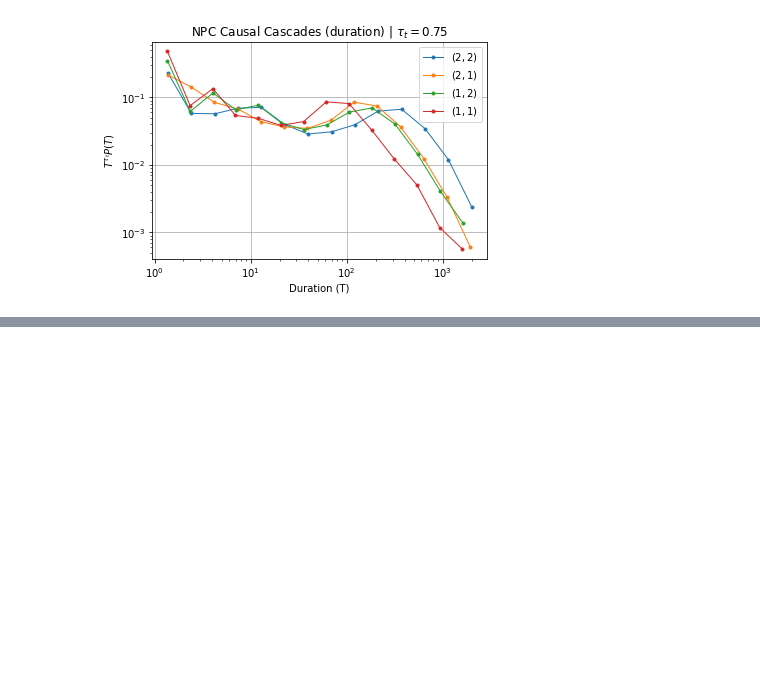
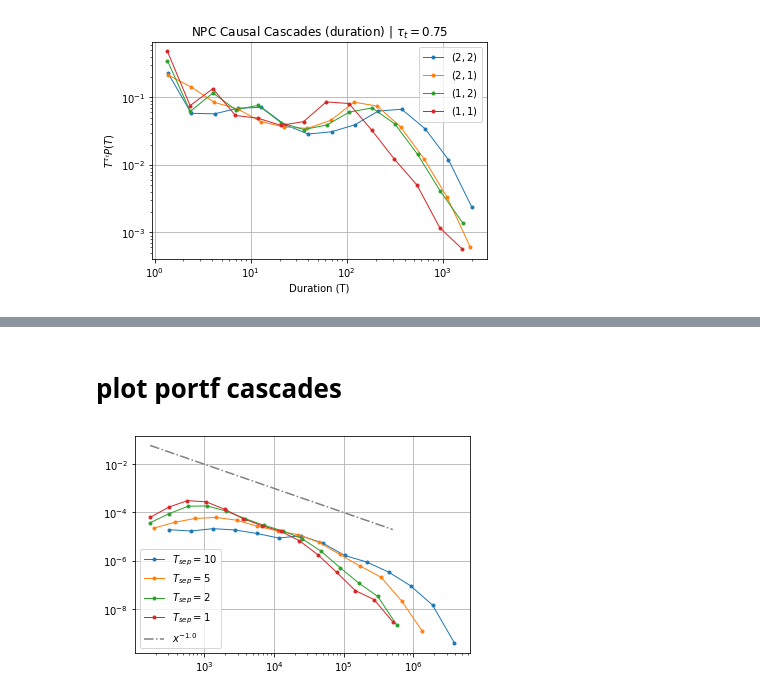
Before and after one commit to braedyn-au/StockMarketCascades, a Jupyter notebook: 10.2 200_7200_100_2_5.pkl.ipynb, the cells around one changed output, grey strips where cells are left out. Cells and saved outputs as stored; diff of their text form; code cells hidden in the pictures; blank space fills up the shorter version.

```diff
--- a/10.2 200_7200_100_2_5.pkl.ipynb
+++ b/10.2 200_7200_100_2_5.pkl.ipynb
@@ -515,0 +656,5 @@ plt.close()
+# %%
+pSizes10, pNrows10, pDuration10, pCascades10, pPortfKeys10 = portfOrderCascadeAnalyzer(TtotalOrdersNPC, stockPoolNPC, traderIDsNPC, 992,5992,10)
+pSizes5, pNrows5, pDuration5, pCascades5, pPortfKeys5 = portfOrderCascadeAnalyzer(TtotalOrdersNPC, stockPoolNPC, traderIDsNPC, 992,5992,5)
+pSizes2, pNrows2, pDuration2, pCascades2, pPortfKeys2 = portfOrderCascadeAnalyzer(TtotalOrdersNPC, stockPoolNPC, traderIDsNPC, 992,5992,2)
+pSizes1, pNrows1, pDuration1, pCascades1, pPortfKeys1 = portfOrderCascadeAnalyzer(TtotalOrdersNPC, stockPoolNPC, traderIDsNPC, 992,5992,1)
@@ -515,0 +830,56 @@ plt.close()
+# %% [markdown]
+# plot portf cascades
+# %%
+hist, bins = np.histogram(pSizes10, bins=np.logspace(np.log10(min(pSizes10)),np.log10(max(pSizes10)),15))
+binsize = np.diff(bins)
+
+mid = numpy.array([])
+for i in range(len(binsize)):
+    avg = (bins[i]+bins[i+1])/2
+    mid = np.append(mid,avg)
+
+a = np.nonzero(hist)[0]
+plt.plot(mid[a],np.divide(hist[a],binsize[a])/len(pSizes10),'o-', linewidth = 1, markersize = 3, label = "$T_{sep}=10$")
+
+hist, bins = np.histogram(pSizes5, bins=np.logspace(np.log10(min(pSizes5)),np.log10(max(pSizes5)),15))
+binsize = np.diff(bins)
+
+
+mid = numpy.array([])
+for i in range(len(binsize)):
+    avg = (bins[i]+bins[i+1])/2
+    mid = np.append(mid,avg)
+
+a = np.nonzero(hist)[0]
+plt.plot(mid[a],np.divide(hist[a],binsize[a])/len(pSizes5),'o-', linewidth = 1, markersize = 3, label = "$T_{sep}=5$")
+
+hist, bins = np.histogram(pSizes2, bins=np.logspace(np.log10(min(pSizes2)),np.log10(max(pSizes2)),15))
+binsize = np.diff(bins)
+
+mid = np.array([])
+for i in range(len(binsize)):
+    avg = (bins[i]+bins[i+1])/2
+    mid = np.append(mid,avg)
+
+a = np.nonzero(hist)[0]
+plt.plot(mid[a],np.divide(hist[a],binsize[a])/len(pSizes2),'o-', linewidth = 1, markersize = 3, label = "$T_{sep}=2$")
+
+hist, bins = np.histogram(pSizes1, bins=np.logspace(np.log10(min(pSizes1)),np.log10(max(pSizes1)),15))
+binsize = np.diff(bins)
+
+mid = np.array([])
+for i in range(len(binsize)):
+    avg = (bins[i]+bins[i+1])/2
+    mid = np.append(mid,avg)
+
+a = np.nonzero(hist)[0]
+plt.plot(mid[a],np.divide(hist[a],binsize[a])/len(pSizes1),'o-', linewidth = 1, markersize = 3, label = "$T_{sep}=1$")
+
+tau = -1.
+plt.plot(mid[a], np.power(mid[a], tau)*10, '-.', color = 'grey', label="$x^{"+str(tau)+"}$")
+
+plt.loglog()
+plt.legend()
+plt.grid(True)
+# %% [output]
+[figure, added]
```
Also changed, not shown: parts of 13 cells of this notebook, 16 other files.
